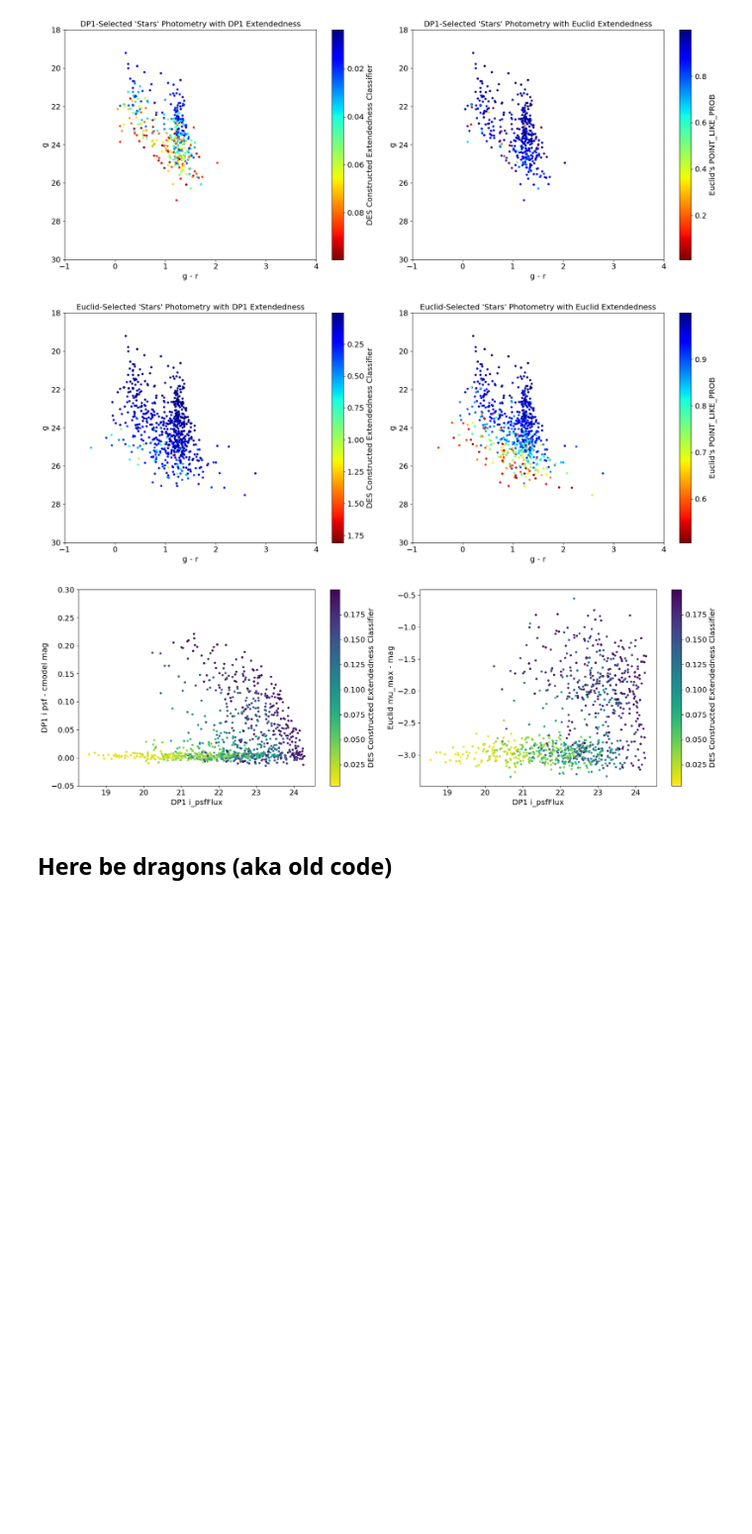
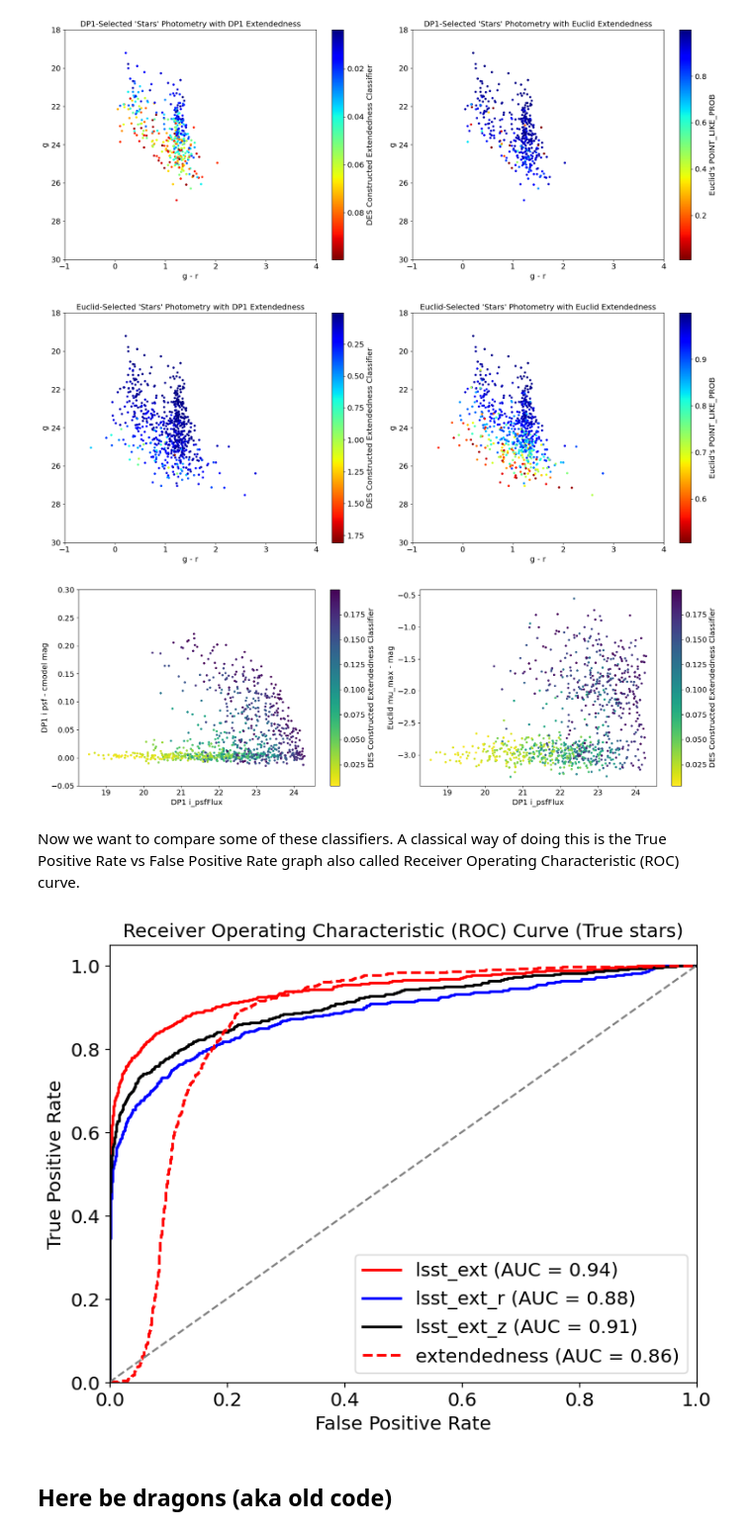
Before and after one commit to keexcell/star-gal_sep, a Jupyter notebook: code_notebooks/euclid_merge.ipynb, the cells around one changed output. Shown at 99% size. Saved outputs shown, nothing was run; the diff lists cells and outputs as text; code cells hidden in the pictures; blank space fills up the shorter version.

```diff
--- a/code_notebooks/euclid_merge.ipynb
+++ b/code_notebooks/euclid_merge.ipynb
@@ -829,7 +829,18 @@ merged_df['|SizeExtendedness|'] = np.sqrt(merged_df['g_SizeExtendedness']**2 + m
 i_flux_ratio = merged_df['i_psfFlux'] / merged_df['i_cModelFlux']
 i_flux_ratio_err = np.sqrt((merged_df['i_psfFluxErr']/merged_df['i_cModelFlux'])**2
                          + ((merged_df['i_psfFlux']/merged_df['i_cModelFlux']**2)*merged_df['i_cModelFluxErr'])**2)
+r_flux_ratio = merged_df['r_psfFlux'] / merged_df['r_cModelFlux']
+r_flux_ratio_err = np.sqrt((merged_df['r_psfFluxErr']/merged_df['r_cModelFlux'])**2
+                         + ((merged_df['r_psfFlux']/merged_df['r_cModelFlux']**2)*merged_df['r_cModelFluxErr'])**2)
+z_flux_ratio = merged_df['z_psfFlux'] / merged_df['z_cModelFlux']
+z_flux_ratio_err = np.sqrt((merged_df['z_psfFluxErr']/merged_df['z_cModelFlux'])**2
+                         + ((merged_df['z_psfFlux']/merged_df['z_cModelFlux']**2)*merged_df['z_cModelFluxErr'])**2)
 merged_df['ext_class'] = (1 - i_flux_ratio) + (5/2)*i_flux_ratio_err
+# defining additional ones in other bands, haven't checked the most appropriate factor
+merged_df['ext_class_r'] = (1 - r_flux_ratio) + (5/2)*r_flux_ratio_err
+merged_df['ext_class_z'] = (1 - z_flux_ratio) + (5/2)*z_flux_ratio_err
+# defining an extendedness continuous variable psf-cmodel
+merged_df['extendedness_cont'] = flux2mag(merged_df["i_psfFlux"]) - flux2mag(merged_df["i_cModelFlux"])
 
 lsst_col2 = 'SizeExtendedness Avg'
 lsst_label2 = "DP1's SizeExtendedness Average"
@@ -868,6 +879,46 @@ star_gal_sep(plt_df,
 [figure]
 [figure]
 [figure]
+# %% [markdown]
+Now we want to compare some of these classifiers.
+A classical way of doing this is the True Positive Rate vs False Positive Rate graph also called
+Receiver Operating Characteristic (ROC) curve.
+# %%
+# build ROC curve
+from sklearn.metrics import roc_curve, auc
+
+# define the truth labels (star is true in this case)
+euclid_truth = (merged_df[euc_col] > 0.5).astype(int)
+
+# define an array where the dictionaries with the classifiers will live
+classifiers = [
+    {"name":'lsst_ext','predicted':1-merged_df['ext_class'],'color':'red','linestyle':'solid'},
+    {"name":'lsst_ext_r','predicted':1-merged_df['ext_class_r'],'color':'blue','linestyle':'solid'},
+    {"name":'lsst_ext_z','predicted':1-merged_df['ext_class_z'],'color':'black','linestyle':'solid'},
+    {"name":'extendedness','predicted':1-merged_df['extendedness_cont'],'color':'red','linestyle':'dashed'},
+]
+
+plt.figure(figsize=(8,6))
+for i in range(len(classifiers)):
+    lsst_predicted = classifiers[i]['predicted']
+    #drop NaNs appearing in the lsst class
+    mask = lsst_predicted.notna()
+    lsst_predicted_clean = lsst_predicted[mask]
+    fpr, tpr, thresholds = roc_curve(euclid_truth[mask], lsst_predicted_clean)
+    roc_auc = auc(fpr, tpr)
+    plt.plot(fpr, tpr, color=classifiers[i]['color'], ls=classifiers[i]['linestyle'],
+             lw=2, label=f'{classifiers[i]['name']} (AUC = {roc_auc:.2f})')
+
+plt.plot([0, 1], [0, 1], color='gray', linestyle='--')  # random chance line
+plt.xlim([0.0, 1.0])
+plt.ylim([0.0, 1.05])
+plt.xlabel('False Positive Rate')
+plt.ylabel('True Positive Rate')
+plt.title('Receiver Operating Characteristic (ROC) Curve (True stars)')
+plt.legend(loc="lower right")
+plt.show()
+# %% [output]
+[figure, added]
 # %% [markdown]
 ## Here be dragons (aka old code)
 # %%
```
Also changed, not shown: parts of 2 cells of this notebook.
